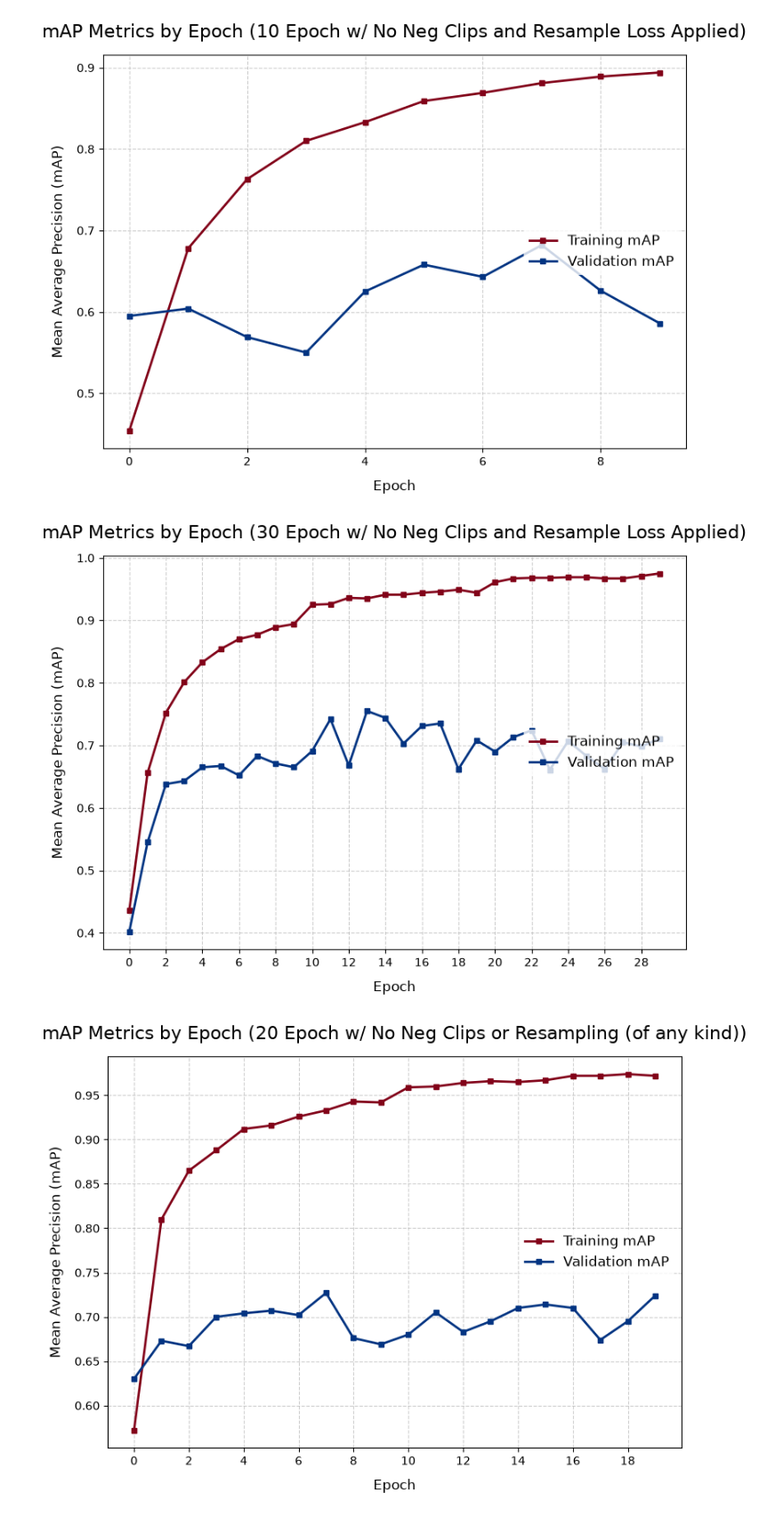
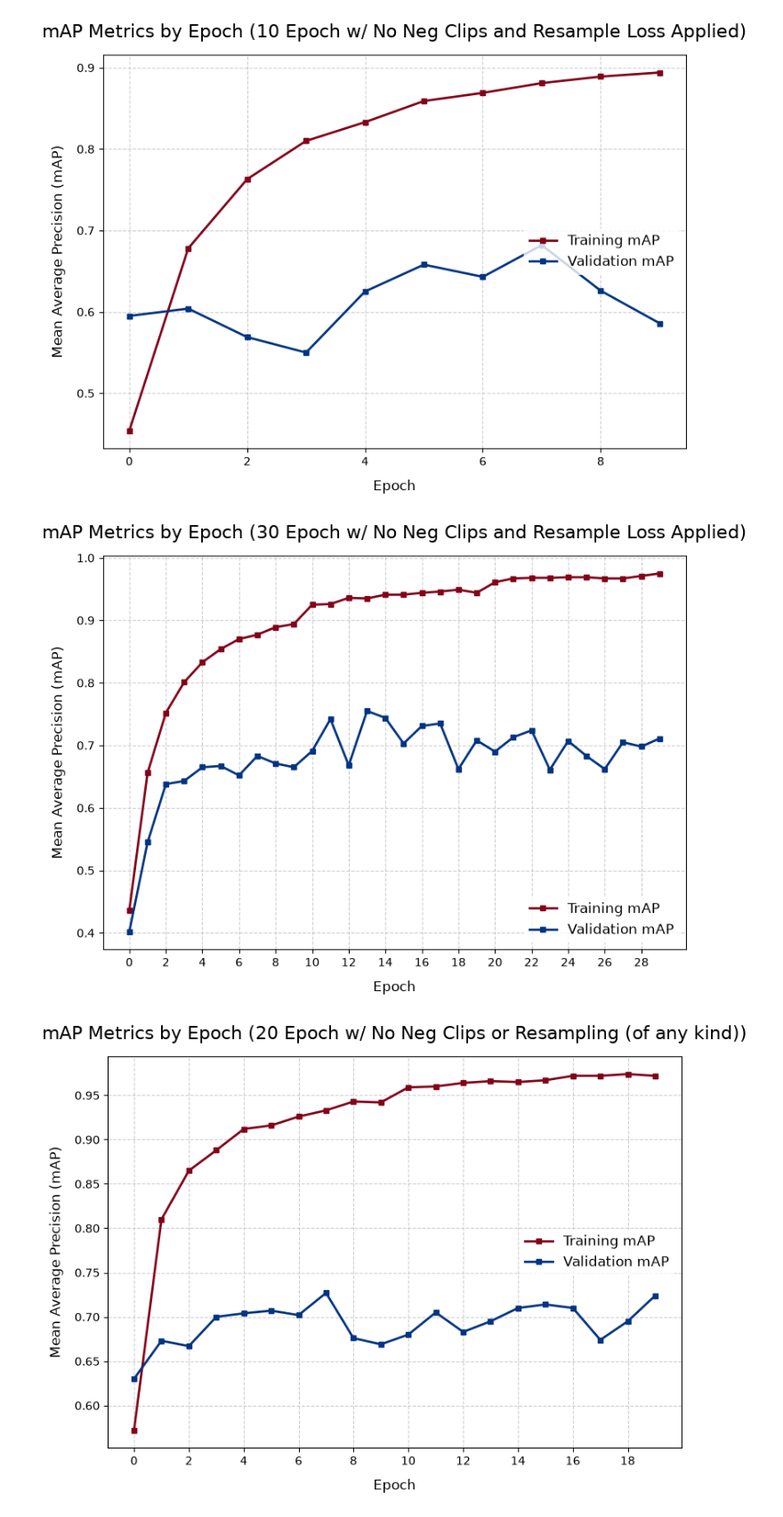
Before and after one commit to Grey-otoc/BioAcousticStreamEngine, a Jupyter notebook: training/V2-notebooks/04_plot_results.ipynb, the cells around one changed output. Shown at 89% size. Drawn from its saved outputs; the diff is of its cells as text; code cells hidden in the pictures.

```diff
--- a/training/V2-notebooks/04_plot_results.ipynb
+++ b/training/V2-notebooks/04_plot_results.ipynb
@@ -132,30 +132,30 @@ plt.show()
 # %%
 data = {
     "Epoch": list(range(30)),
     "Train_mAP": [.436, .656, .752, .801, .833, .854, .870, .877, .889, .894, .925, .926, .936, .935, .941, .941, .944, .946, .949, .944, .961, .967, .968, .968, .969, .969, .967, .967, .971, .975],
     "Val_mAP": [.402, .545, .638, .643, .665, .667, .652, .683, .671, .665, .691, .742, .668, .755, .744, .703, .731, .735, .662, .708, .690, .713, .724, .661, .707, .683, .662, .705, .698, .711]
 }
 
 df = pd.DataFrame(data)
 
 plt.figure(figsize=(8, 6))
 plt.grid(True, linestyle="--", alpha=0.6)
 
 plt.plot(df["Epoch"], df["Train_mAP"], label="Training mAP", color="#820319", linewidth=2, marker="s", markersize=4)
 plt.plot(df["Epoch"], df["Val_mAP"], label="Validation mAP", color="#033482", linewidth=2, marker="s", markersize=4)
 
 plt.title("mAP Metrics by Epoch (30 Epoch w/ No Neg Clips and Resample Loss Applied)", fontsize=16, pad=15)
 plt.xlabel("Epoch", fontsize=12, labelpad=10)
 plt.ylabel("Mean Average Precision (mAP)", fontsize=12, labelpad=10)
 
 plt.xticks(df["Epoch"][::2])
 
-plt.legend(loc="center right", fontsize=12, frameon=True, facecolor="white", edgecolor="none")
+plt.legend(loc="lower right", fontsize=12, frameon=True, facecolor="white", edgecolor="none")
 
 plt.tight_layout()
 plt.show()
 # %% [output]
-[figure, old version]
+[figure, new version]
 # %%
 data = {
     "Epoch": list(range(20)),
```
Also changed, not shown: parts of 1 cell of this notebook, 2 other files.
